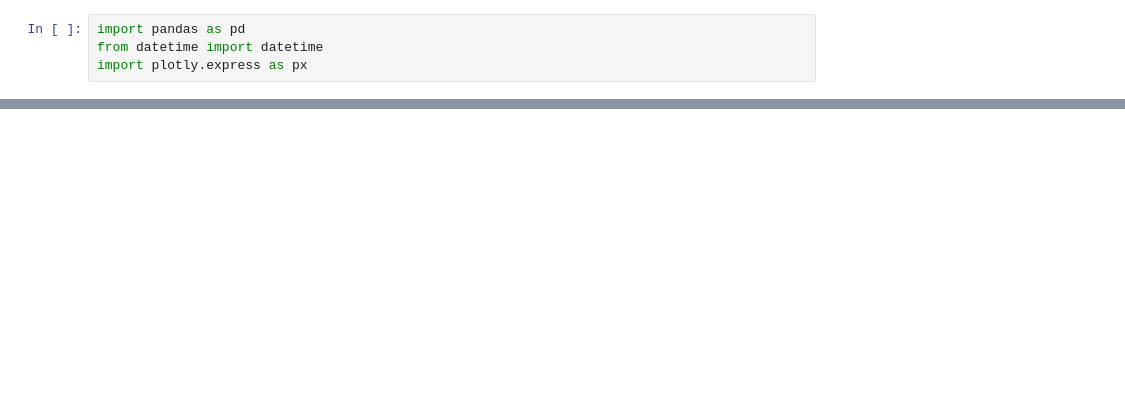
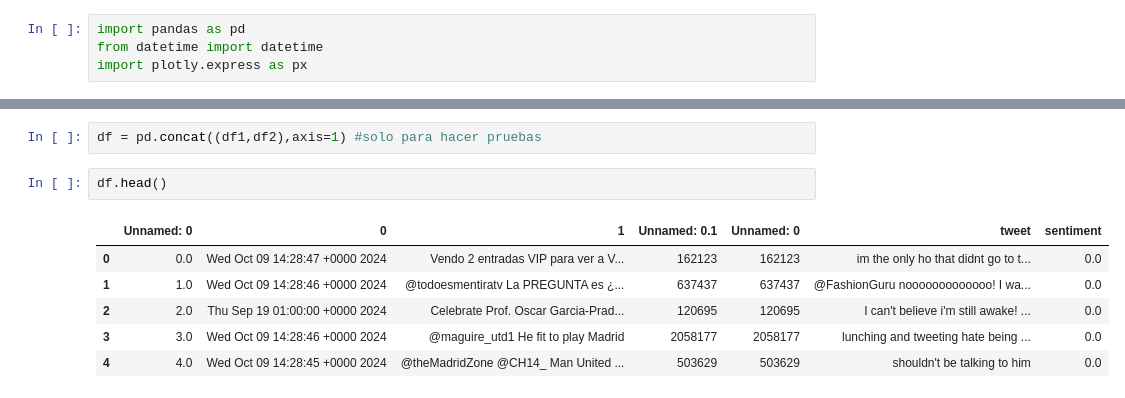
Before and after one commit to 4GeeksAcademy/Final-Project---Luis-Augustin-Ale, a Jupyter notebook: agus_temporal/pruebas.ipynb, the cells around one changed output, grey strips where cells are left out. Cells and saved outputs as stored; diff of their text form; blank space fills up the shorter version.

```diff
--- a/agus_temporal/pruebas.ipynb
+++ b/agus_temporal/pruebas.ipynb
@@ -6,0 +22,11 @@ df = pd.read_csv('aux_prueba.csv')
+# %%
+df = pd.concat((df1,df2),axis=1) #solo para hacer pruebas
+# %%
+df.head()
+# %% [output]
+|  | Unnamed: 0 | 0 | 1 | Unnamed: 0.1 | Unnamed: 0 | tweet | sentiment |
+| 0 | 0.0 | Wed Oct 09 14:28:47 +0000 2024 | Vendo 2 entradas VIP para ver a V... | 162123 | 162123 | im the only ho that didnt go to t... | 0.0 |
+| 1 | 1.0 | Wed Oct 09 14:28:46 +0000 2024 | @todoesmentiratv La PREGUNTA es ¿... | 637437 | 637437 | @FashionGuru nooooooooooooo! I wa... | 0.0 |
+| 2 | 2.0 | Thu Sep 19 01:00:00 +0000 2024 | Celebrate Prof. Oscar Garcia-Prad... | 120695 | 120695 | I can't believe i'm still awake! ... | 0.0 |
+| 3 | 3.0 | Wed Oct 09 14:28:46 +0000 2024 | @maguire_utd1 He fit to play Madrid | 2058177 | 2058177 | lunching and tweeting hate being ... | 0.0 |
+| 4 | 4.0 | Wed Oct 09 14:28:45 +0000 2024 | @theMadridZone @CH14_ Man United ... | 503629 | 503629 | shouldn't be talking to him | 0.0 |
```
Also changed, not shown: parts of 17 cells of this notebook.
